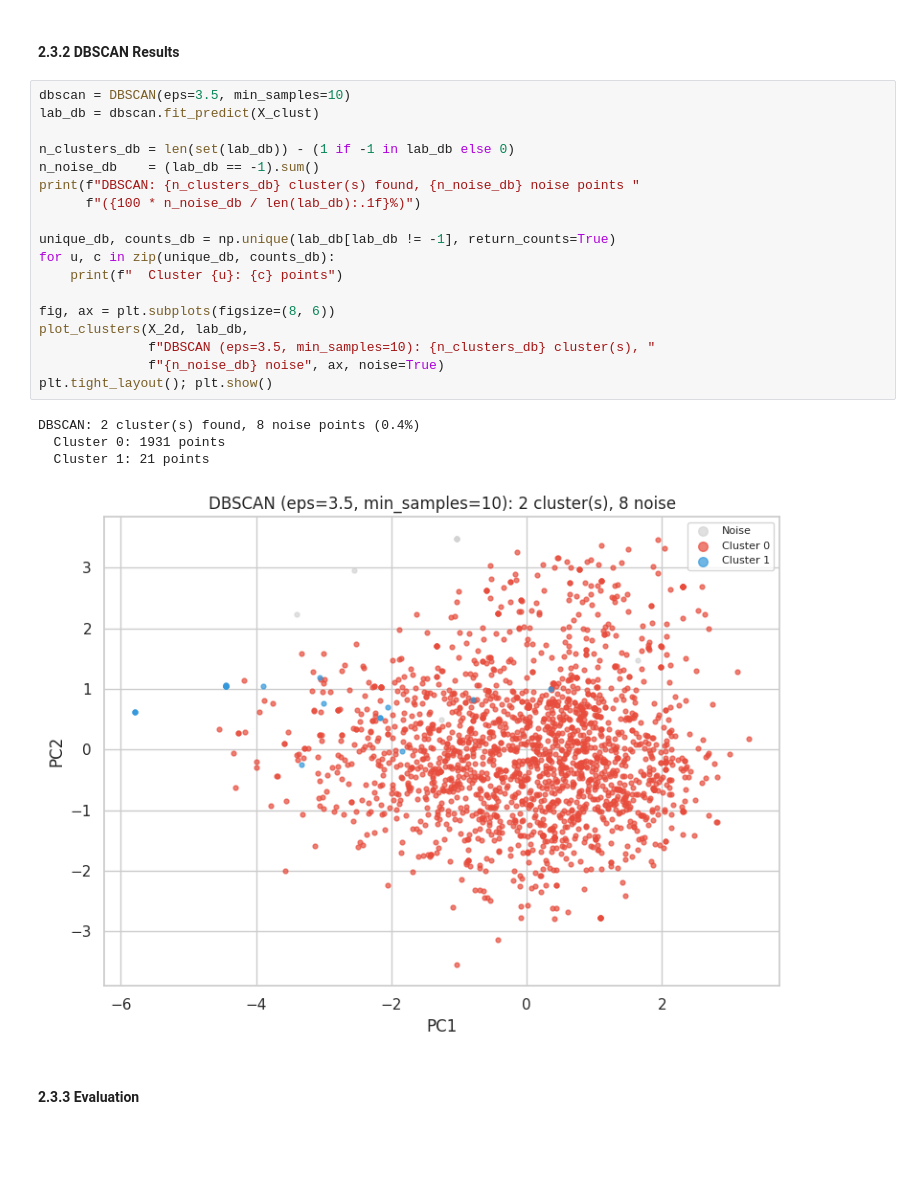
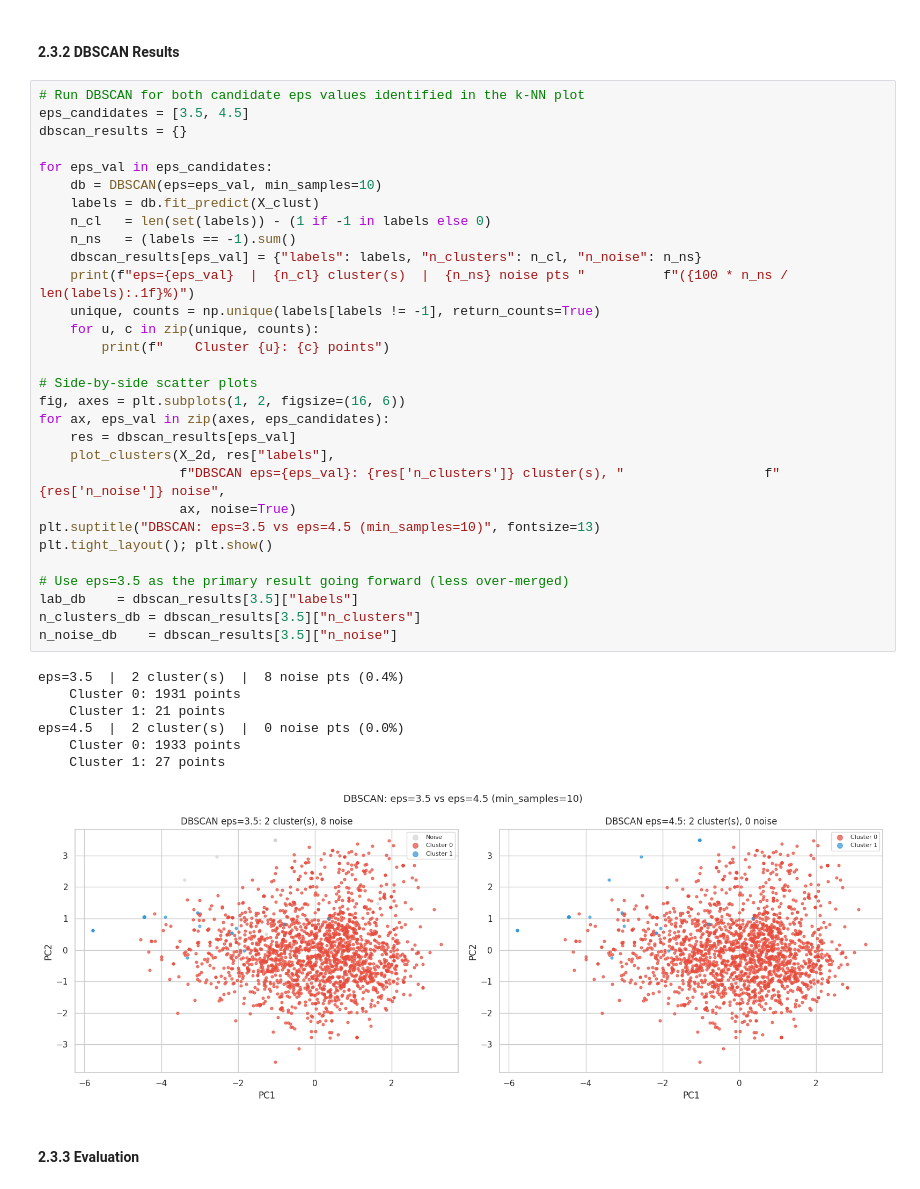
Before and after one commit to CallanMark/Data-Mining-Project, a Jupyter notebook: implementation.ipynb, the cells around one changed output. Saved outputs shown, nothing was run; the diff lists cells and outputs as text; blank space fills up the shorter version.

```diff
--- a/implementation.ipynb
+++ b/implementation.ipynb
@@ -754,29 +815,44 @@ print("The elbow region suggests eps ≈ 3.5 – 4.5 with min_samples=10.")
 The elbow region suggests eps ≈ 3.5 – 4.5 with min_samples=10.
 # %% [markdown]
 #### 2.3.2 DBSCAN Results
-# %%
-dbscan = DBSCAN(eps=3.5, min_samples=10)
-lab_db = dbscan.fit_predict(X_clust)
-
-n_clusters_db = len(set(lab_db)) - (1 if -1 in lab_db else 0)
-n_noise_db    = (lab_db == -1).sum()
-print(f"DBSCAN: {n_clusters_db} cluster(s) found, {n_noise_db} noise points "
-      f"({100 * n_noise_db / len(lab_db):.1f}%)")
-
-unique_db, counts_db = np.unique(lab_db[lab_db != -1], return_counts=True)
-for u, c in zip(unique_db, counts_db):
-    print(f"  Cluster {u}: {c} points")
-
-fig, ax = plt.subplots(figsize=(8, 6))
-plot_clusters(X_2d, lab_db,
-              f"DBSCAN (eps=3.5, min_samples=10): {n_clusters_db} cluster(s), "
-              f"{n_noise_db} noise", ax, noise=True)
-plt.tight_layout(); plt.show()
-# %% [output]
-DBSCAN: 2 cluster(s) found, 8 noise points (0.4%)
-  Cluster 0: 1931 points
-  Cluster 1: 21 points
-[figure, removed]
+# %%
+# Run DBSCAN for both candidate eps values identified in the k-NN plot
+eps_candidates = [3.5, 4.5]
+dbscan_results = {}
+
+for eps_val in eps_candidates:
+    db = DBSCAN(eps=eps_val, min_samples=10)
+    labels = db.fit_predict(X_clust)
+    n_cl   = len(set(labels)) - (1 if -1 in labels else 0)
+    n_ns   = (labels == -1).sum()
+    dbscan_results[eps_val] = {"labels": labels, "n_clusters": n_cl, "n_noise": n_ns}
+    print(f"eps={eps_val}  |  {n_cl} cluster(s)  |  {n_ns} noise pts "          f"({100 * n_ns / len(labels):.1f}%)")
+    unique, counts = np.unique(labels[labels != -1], return_counts=True)
+    for u, c in zip(unique, counts):
+        print(f"    Cluster {u}: {c} points")
+
+# Side-by-side scatter plots
+fig, axes = plt.subplots(1, 2, figsize=(16, 6))
+for ax, eps_val in zip(axes, eps_candidates):
+    res = dbscan_results[eps_val]
+    plot_clusters(X_2d, res["labels"],
+                  f"DBSCAN eps={eps_val}: {res['n_clusters']} cluster(s), "                  f"{res['n_noise']} noise",
+                  ax, noise=True)
+plt.suptitle("DBSCAN: eps=3.5 vs eps=4.5 (min_samples=10)", fontsize=13)
+plt.tight_layout(); plt.show()
+
+# Use eps=3.5 as the primary result going forward (less over-merged)
+lab_db    = dbscan_results[3.5]["labels"]
+n_clusters_db = dbscan_results[3.5]["n_clusters"]
+n_noise_db    = dbscan_results[3.5]["n_noise"]
+# %% [output]
+eps=3.5  |  2 cluster(s)  |  8 noise pts (0.4%)
+    Cluster 0: 1931 points
+    Cluster 1: 21 points
+eps=4.5  |  2 cluster(s)  |  0 noise pts (0.0%)
+    Cluster 0: 1933 points
+    Cluster 1: 27 points
+[figure, added]
 # %% [markdown]
 #### 2.3.3 Evaluation
 # %%
```
Also changed, not shown: parts of 18 cells of this notebook.
